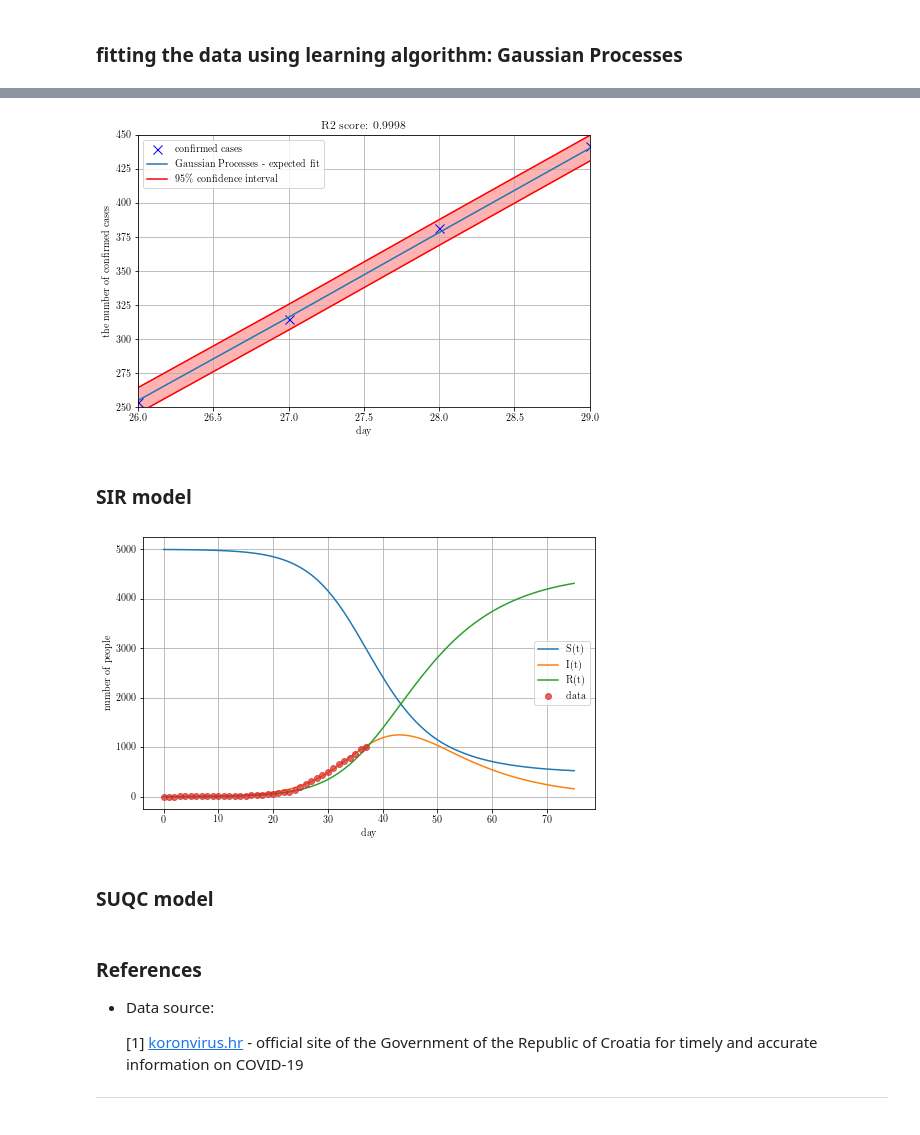
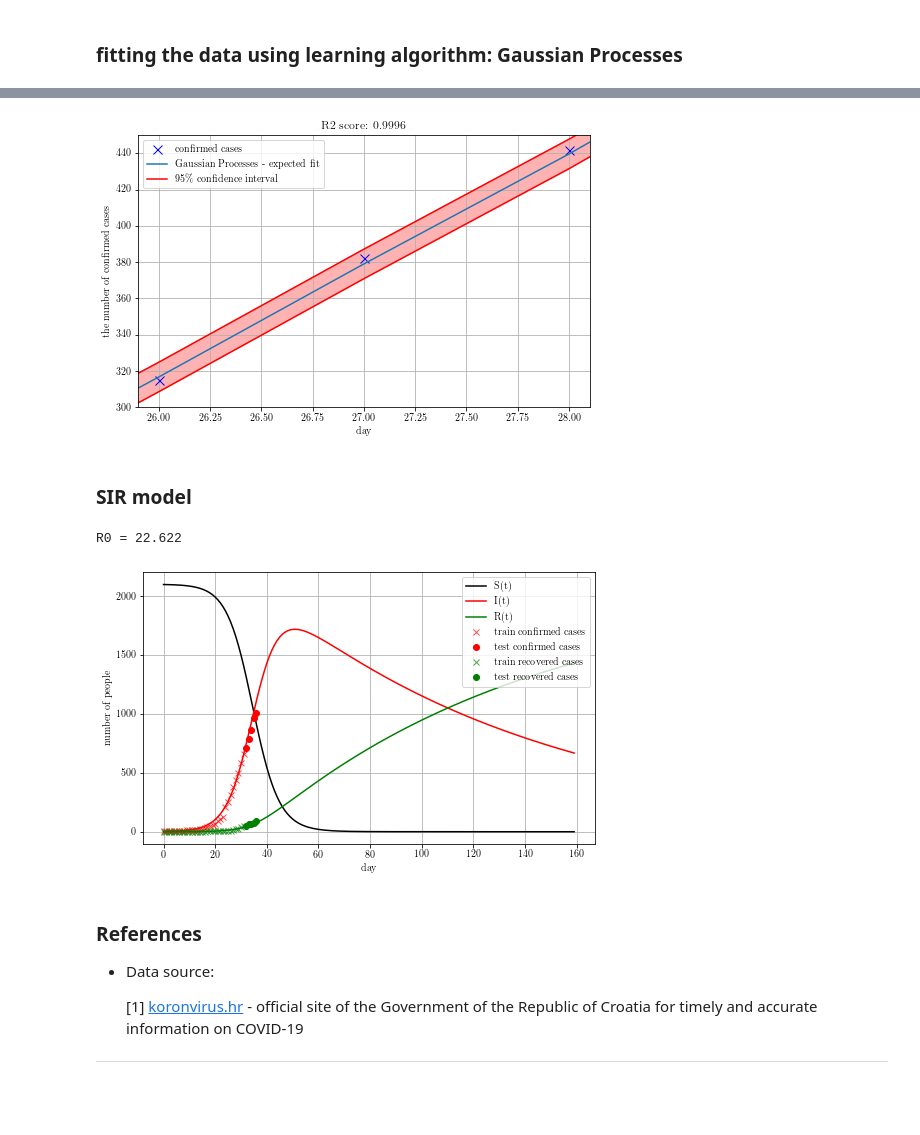
Before and after one commit to akapet00/coropy, a Jupyter notebook: covid-19.ipynb, the cells around one changed output, grey strips where cells are left out. Saved outputs shown, nothing was run; the diff lists cells and outputs as text; code cells hidden in the pictures.

```diff
--- a/covid-19.ipynb
+++ b/covid-19.ipynb
@@ -18,13 +19,18 @@ from SIR.SIR import SIRModel
 latexconfig()
 # %%
 # data
-confirmed_cases = np.loadtxt('data/dataset.dat')
+confirmed_cases = np.loadtxt('data/confirmed_cases.dat')
+recovered_cases = np.loadtxt('data/recovered_cases.dat')
 
 # train-test split
-ratio = 1.0
+ratio = 0.88
 train_size = int(ratio * len(confirmed_cases))
-test_cases = confirmed_cases[train_size:]
+
+test_confirmed_cases = confirmed_cases[train_size:]
 confirmed_cases = confirmed_cases[:train_size]
+
+test_recovered_cases = recovered_cases[train_size:]
+recovered_cases = recovered_cases[:train_size]
 
 # normalized data
 normalized_confirmed_cases = normalize(confirmed_cases)
@@ -220,44 +231,47 @@ ax.fill_between(x_pred,
                  y_pred_lower_bound, y_pred_upper_bound,
                  color='red', alpha='0.3')
 plt.title(f'R2 score: {np.round(r2_score(confirmed_cases, y_pred[:len(confirmed_cases)]),4)}')
-plt.axis([26, 29, 250, 450])
+plt.axis([25.9, 28.1, 300, 450])
 plt.grid()
 plt.legend(loc='best')
 plt.show()
 
-fig.savefig('figs/gp-zoom-in.pdf', bbox_inches='tight')
+#fig.savefig('figs/gp-zoom-in.pdf', bbox_inches='tight'<)
 # %% [output]
-[figure, old version]
+[figure, new version]
 # %% [markdown]
 ### SIR model
 # %%
-S0, I0, R0 = 5000, 2, 0
+S0, I0, R0 = 2100, 2, 0 # rough estimate, from GP fit upper bound
 initial_conditions = [S0, I0, R0]
-n_future_days = len(confirmed_cases) * 2
+n_future_days = len(confirmed_cases) * 5
 
 sir_model = SIRModel()
-beta, gamma = sir_model.fit(confirmed_cases, initial_conditions)
+beta, gamma = sir_model.fit(confirmed_cases, recovered_cases, initial_conditions)
 sol = sir_model.predict(n_future_days)
 
 fig = plt.figure(figsize=figsize(1.5, 1))
 ax = fig.add_subplot(111)
-ax.plot(sol.y[0], label='S(t)')
-ax.plot(sol.y[1], label='I(t)')
-ax.plot(sol.y[2], label='R(t)')
-ax.plot(confirmed_cases, linestyle='None', marker='o', alpha=0.7, label='data')
-ax.plot(np.arange(len(confirmed_cases), len(confirmed_cases)+len(test_cases)), test_cases, 'ko', linestyle='None')
+ax.plot(sol.y[0], 'k-', label='S(t)')
+ax.plot(sol.y[1], 'r-', label='I(t)')
+ax.plot(sol.y[2], 'g-', label='R(t)')
+ax.plot(confirmed_cases, linestyle='None', marker='x', color='red', alpha=0.7, label='train confirmed cases')
+ax.plot(np.arange(len(confirmed_cases), len(confirmed_cases)+len(test_confirmed_cases)),
+        test_confirmed_cases, 'ro', linestyle='None', label='test confirmed cases')
+ax.plot(recovered_cases, linestyle='None', marker='x', color='green', alpha=0.7, label='train recovered cases')
+ax.plot(np.arange(len(recovered_cases), len(recovered_cases)+len(test_recovered_cases)),
+        test_recovered_cases, 'go', linestyle='None', label='test recovered cases')
 
 plt.xlabel('day')
 plt.ylabel('number of people')
 
 plt.grid()
-plt.legend(loc='best')
+plt.legend(loc='upper right')
 plt.show()
-fig.savefig('figs/toy-sir-model-RK4-solver.pdf', bbox_inches='tight')
+#fig.savefig('figs/toy-sir-model-RK4-solver.pdf', bbox_inches='tight')
 # %% [output]
+R0 = 22.622
-[figure, old version]
+[figure, new version]
-# %% [markdown]
-### SUQC model
 # %% [markdown]
 ### References
 
```
Also changed, not shown: parts of 7 cells of this notebook, 7 other files.
